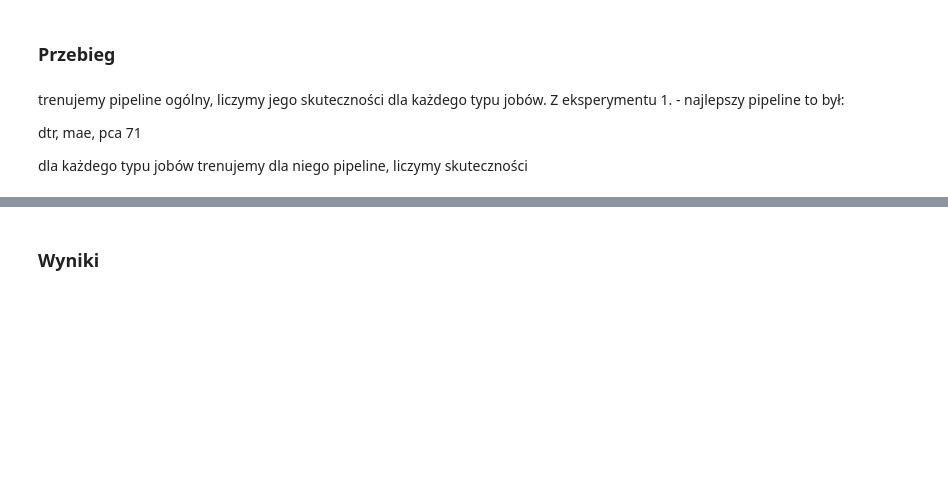
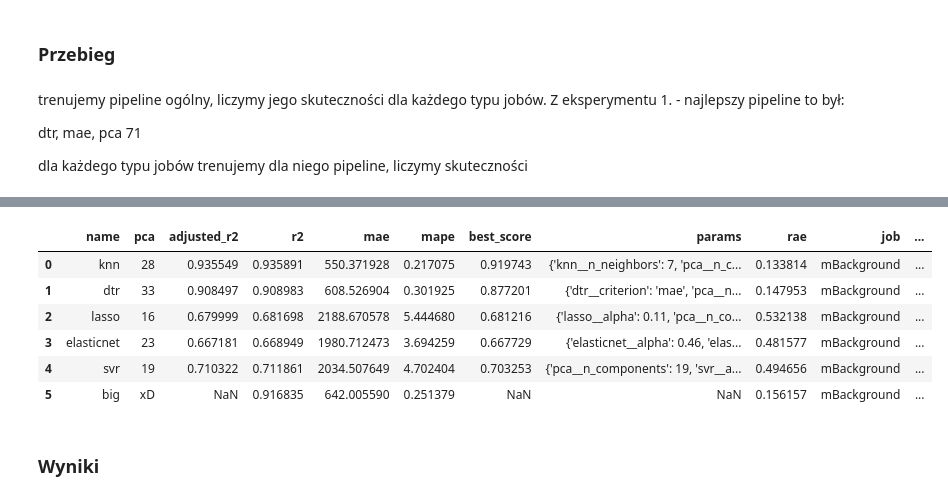
Before and after one commit to mikegpl/job-adiah, a Jupyter notebook: experiments/exp4.ipynb, the cells around one changed output, grey strips where cells are left out. Saved outputs shown, nothing was run; the diff lists cells and outputs as text; code cells hidden in the pictures; blank space fills up the shorter version.

```diff
--- a/experiments/exp4.ipynb
+++ b/experiments/exp4.ipynb
@@ -125,7 +126,7 @@ dummy_pipeline = Pipeline(steps=base_steps +[('dummy', DummyRegressor())])
 X_train, X_test, y_train, y_test = train_test_split(features, targets, test_size=0.2, random_state=0)
 # %%
 pca_param_grid = {
-    'pca__n_components': np.arange(1, 50, 3),
+    'pca__n_components': np.arange(1, 50, 1),
 }
 knn_param_grid = {
     'knn__n_neighbors': np.arange(1, 30, 3),
@@ -204,7 +176,7 @@ def rate_classifier(X_train, y_train, X_test, y_test, classifier, classifier_par
 # Here go regressor params
 # %%
 knn = ("knn", KNeighborsRegressor())
-knn_params = {'knn__n_neighbors': np.arange(1, 30, 1)}
+knn_params = {'knn__n_neighbors': np.arange(1, 40, 1)}
 
 dtr = ("dtr", DecisionTreeRegressor(random_state=5))
 dtr_params = {"dtr__criterion": ["mse", "friedman_mse", "mae", "poisson"]}
@@ -221,3 +193,6 @@ svr_params = {"svr__loss": ["squared_loss", "huber", "epsilon_insensitive"], "sv
 
 rf = ("rf", RandomForestRegressor())
 rf_params = {"rf__n_estimators": np.arange(5, 100, 5), "rf__criterion": ["mae", "mse"], "rf__max_features": ["auto", "sqrt", "log2"]}
+
+kr = ("kr", KernelRidge())
+kr_params = {"kr__gamma": np.arange(0.1, 1, 0.05), "kr__alpha": np.arange(0.1, 1, 0.05) ,"kr__kernel": ["linear", "rbf", "sigmoid", "polynomial"]}
@@ -292,18 +231,13 @@ def rate_dataset(dataframe, regressors, verbose=2):
 # %%
 basic_regressors = [
     (knn, knn_params),
-#     (dtr, dtr_params),
+    (dtr, dtr_params),
     (lasso, lasso_params),
     (en, en_params),
     (svr, svr_params),
+#     (kr, kr_params),
+#     (rf, rf_params)
 ]
-
-basic_classifiers = [
-    (knn_classifier, knn_clf_params),
-#     (dtr_classifier, dtr_clf_params),
-    (mlp_classifier, mlp_clf_params),
-    (svc, svc_clf_params)
-]
 # %%
 def simple_experiment():
     print("Rating jobs datasets")
@@ -383,14 +303,10 @@ train, test = datasets_split['add_replace']
 def run_experiment4():
     exp4_resources = ["read_sum", "write_sum", "cpu_max", "cpu_mean", "memory_mean", "memory_max"]
 
-    def run_pipeline(name, features, targets):
-        pipeline_df = rate_data(features, targets, basic_regressors, verbose=10)
-        pipeline_df["pipeline"] = name
-        return pipeline_df
-
     big_regressor = Pipeline([ # test pipeline
-        ('pca', PCA(random_state=42, n_components=31)),
-        ('knn', KNeighborsRegressor(n_neighbors=11))
+        ('pca', PCA(random_state=42, n_components=71)),
+#         ('knn', KNeighborsRegressor(n_neighbors=11))
+        ('dtr', DecisionTreeRegressor(criterion="mae"))
     ])
     print("Preparing data for big regressor")
     X, y = get_numerical_pipeline_data_big(full_df, exp4_resources)
@@ -427,10 +343,10 @@ def run_experiment4():
         regressor_df = rate_data_explicit(local_X_train, local_X_test, local_y_train, local_y_test, basic_regressors, verbose=0)
         print(regressor_df.head())
         print("Preparing data for big regressor")
-        local_X_test, local_y_test = X.loc[test_indices], y.loc[test_indices]
+        local_X_test, local_y_test = X.loc[test.index], y.loc[test.index]
 
         print(f"Rating big regressor for job {job}")
-        local_predicted = big_regressor.predict(local_X_test, local_y_test)
+        local_predicted = big_regressor.predict(local_X_test)
         [r2, mae, mape, rae_score] = calculate_regression_score(local_predicted, local_y_test, [r2_score, mean_absolute_error, mean_absolute_percentage_error, rae])
         regressor_df = regressor_df.append({"name": "big", **{"r2": r2, "mae": mae, "mape": mape, "rae": rae_score}, "pca": "xD"}, ignore_index=True)
         regressor_df["job"] = job
@@ -443,3 +379,13 @@ exp4_df = run_experiment4()
+# %%
+exp4_df.loc[exp4_df.job=="mBackground"]
+# %% [output]
+|  | name | pca | adjusted_r2 | r2 | mae | mape | best_score | params | rae | job | ... |
+| 0 | knn | 28 | 0.935549 | 0.935891 | 550.371928 | 0.217075 | 0.919743 | {'knn__n_neighbors': 7, 'pca__n_c... | 0.133814 | mBackground | ... |
+| 1 | dtr | 33 | 0.908497 | 0.908983 | 608.526904 | 0.301925 | 0.877201 | {'dtr__criterion': 'mae', 'pca__n... | 0.147953 | mBackground | ... |
+| 2 | lasso | 16 | 0.679999 | 0.681698 | 2188.670578 | 5.444680 | 0.681216 | {'lasso__alpha': 0.11, 'pca__n_co... | 0.532138 | mBackground | ... |
+| 3 | elasticnet | 23 | 0.667181 | 0.668949 | 1980.712473 | 3.694259 | 0.667729 | {'elasticnet__alpha': 0.46, 'elas... | 0.481577 | mBackground | ... |
+| 4 | svr | 19 | 0.710322 | 0.711861 | 2034.507649 | 4.702404 | 0.703253 | {'pca__n_components': 19, 'svr__a... | 0.494656 | mBackground | ... |
+| 5 | big | xD | NaN | 0.916835 | 642.005590 | 0.251379 | NaN | NaN | 0.156157 | mBackground | ... |
 # %% [markdown]
 ### Wyniki
 # %% [markdown]
```
Also changed, not shown: parts of 13 cells of this notebook, 2 other files.
